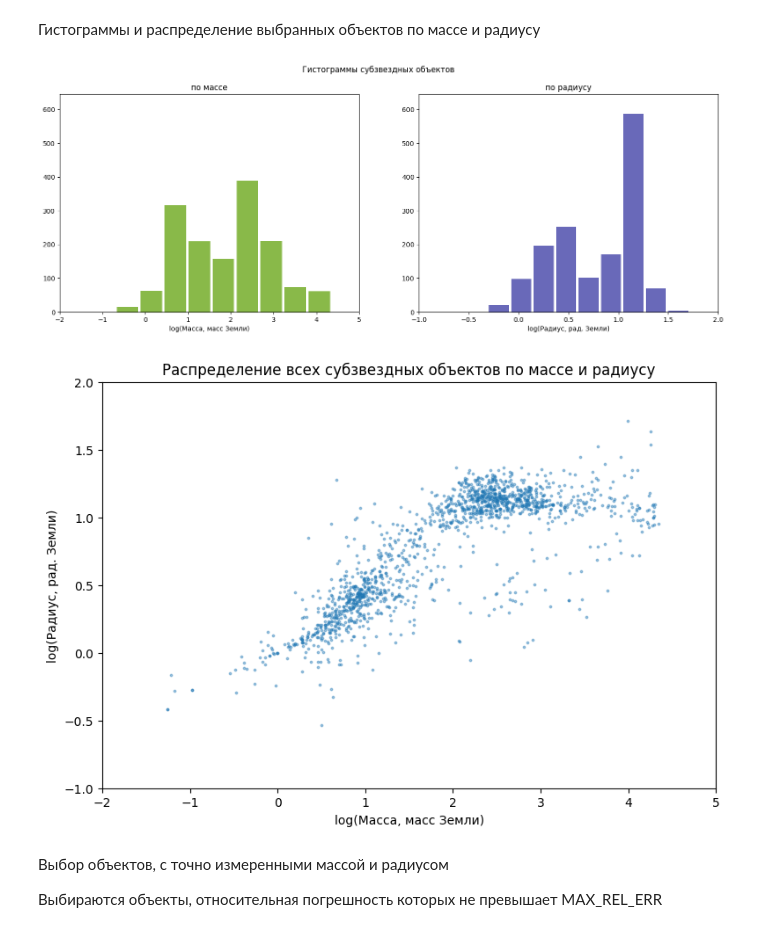
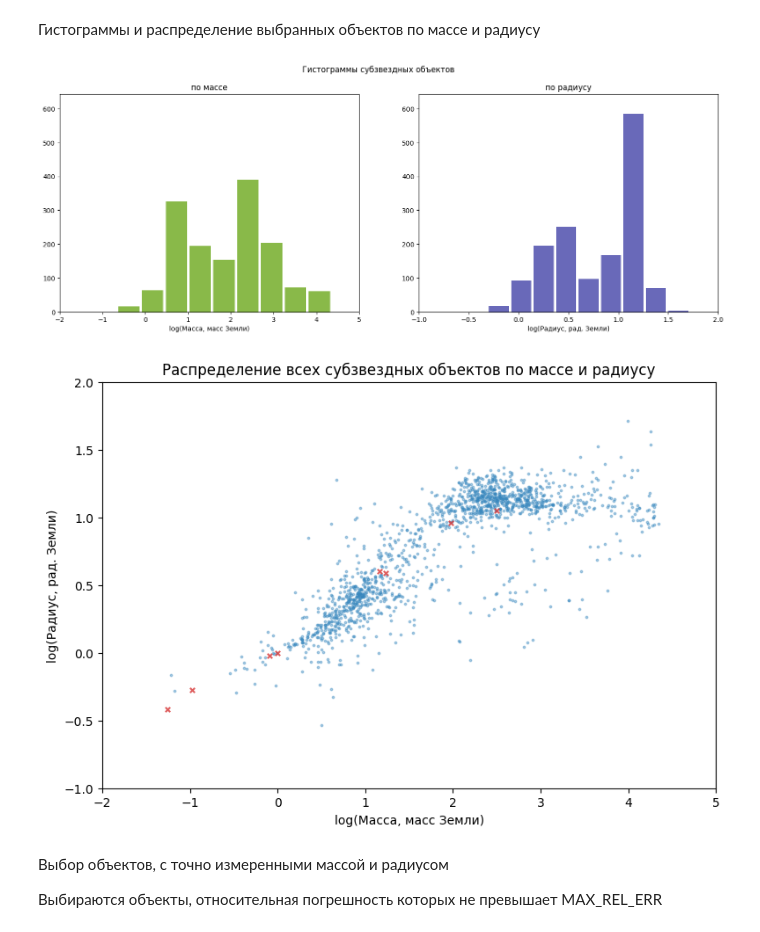
Before and after one commit to ochobkaa/exoplanetmodel, a Jupyter notebook: exoplanets.ipynb, the cells around one changed output. Cells and saved outputs as stored; diff of their text form; code cells hidden in the pictures.

```diff
--- a/exoplanets.ipynb
+++ b/exoplanets.ipynb
@@ -37,16 +37,24 @@ def get_log_prad(df):
 # %% [markdown]
 Функция отображения данных по осям логарифма радиуса в Землях и логарифма массы в Землях
 # %%
-def show_mass_radius_plot(df, title):
-    mass = get_log_pmass(df)
-    radius = get_log_prad(df)
+def show_mass_radius_plot(p_df, s_df, title):
+    p_mass = get_log_pmass(p_df)
+    p_radius = get_log_prad(p_df)
+
+    s_mass = get_log_pmass(s_df)
+    s_radius = get_log_prad(s_df)
 
     fig, axes = plot.subplots()
 
     fig.set_figwidth(9)
     fig.set_figheight(6)
 
-    axes.scatter(mass, radius, s=3, alpha=0.4)
+    axes.scatter(p_mass, p_radius, s=3, alpha=0.4,
+                 color="#3787be", marker="o"
+                )
+    axes.scatter(s_mass, s_radius, s=15, alpha=0.8,
+                 color="#d73737", marker="x"
+                )
 
     axes.set_title(title)
 
@@ -169,9 +177,8 @@ cols = [
     "star_teff_error_min",
     "star_teff_error_max",
 ]
-exo_df = pd.read_csv("exo_data.csv")[cols]
-sol_df = pd.read_csv("sol.csv")[cols]
-p_df = pd.concat([exo_df, sol_df])
+p_df = pd.read_csv("exo_data.csv")[cols]
+s_df = pd.read_csv("sol.csv")[cols]
 # %% [markdown]
 Выбор объектов, которые являются компаньонами звезд
 # %%
@@ -185,11 +192,11 @@ p_mass_rad = p_only_comp.query("mass.notna() and radius.notna()")
 # %%
 show_mass_radius_hist(p_mass_rad, "Гистограммы субзвездных объектов")
 # %% [output]
-[figure, old version]
+[figure, new version]
 # %%
-show_mass_radius_plot(p_mass_rad, "Распределение всех субзвездных объектов по массе и радиусу")
+show_mass_radius_plot(p_mass_rad, s_df, "Распределение всех субзвездных объектов по массе и радиусу")
 # %% [output]
-[figure, old version]
+[figure, new version]
 # %% [markdown]
 Выбор объектов, с точно измеренными массой и радиусом
 
```
Also changed, not shown: parts of 4 cells of this notebook.
